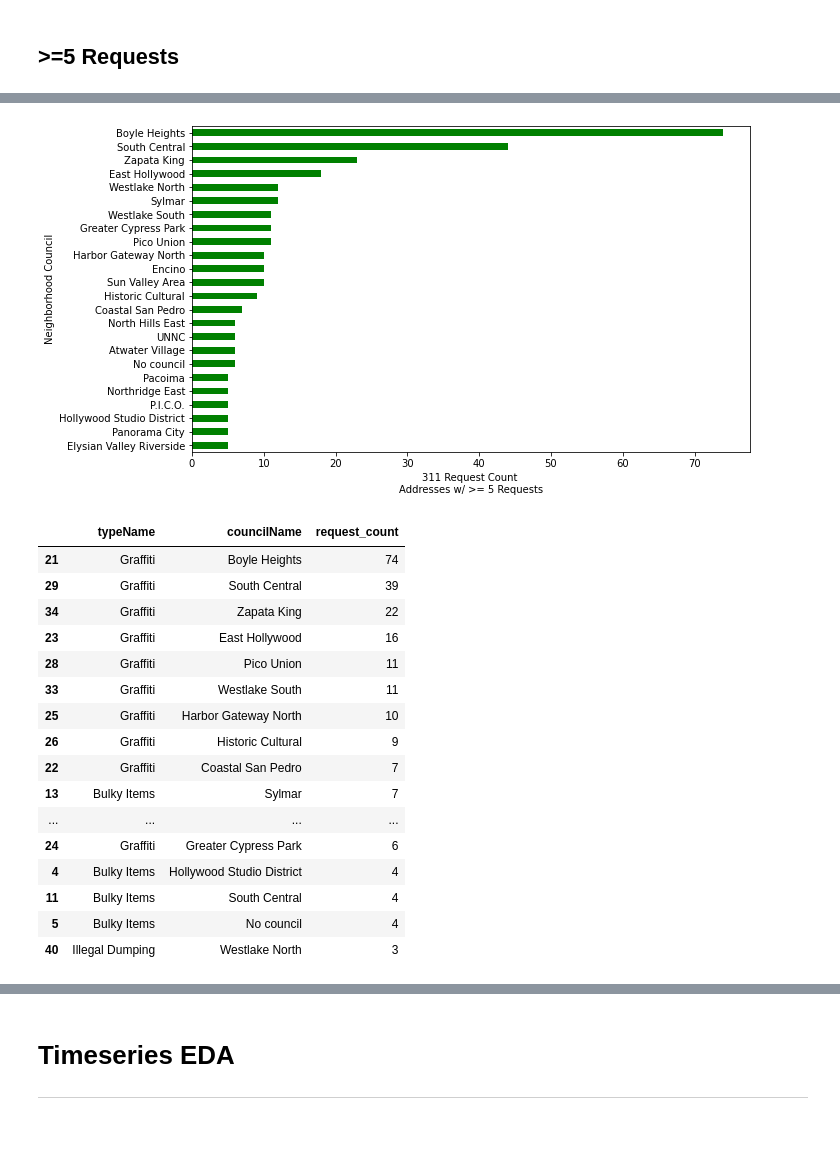
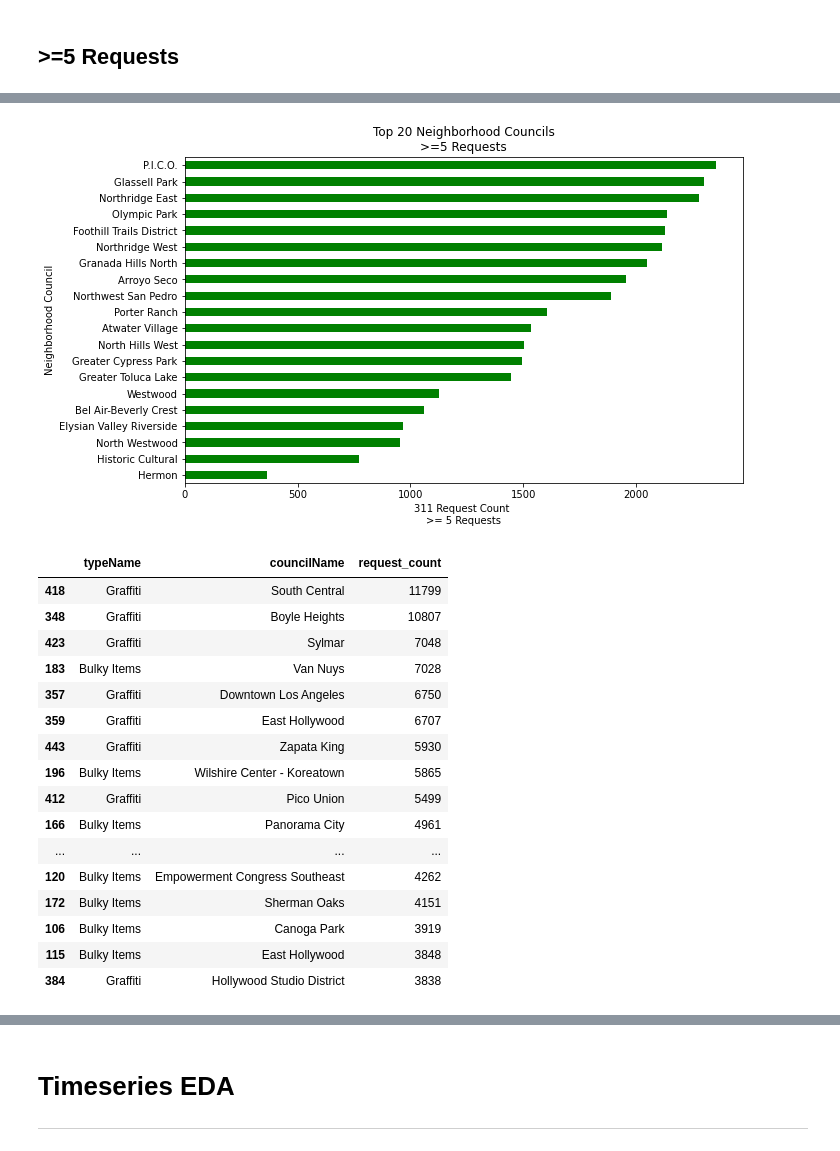
Before and after one commit to ajmachado42/Hack-for-LA-311-Data, a Jupyter notebook: I-1279/01_api_clean_eda.ipynb, the cells around one changed output, grey strips where cells are left out. Drawn from its saved outputs; the diff is of its cells as text; code cells hidden in the pictures.

```diff
--- a/I-1279/01_api_clean_eda.ipynb
+++ b/I-1279/01_api_clean_eda.ipynb
@@ -49,6 +52,6 @@ df_311_1000 = json_normalize(json_311)
 # %% [output]
 '\nurl = "https://data.lacity.org/resource/i5ke-k6by.json"\nreq = requests.get(url)\nprint(f\'Status: {req.status_code}\')\n\njson_311 = req.json()\ndf_311_1000 = json_normalize(json_311)\n'
 # %%
-# CMD LINE: python get_311_request_data_csv.py "2021-09-23" "2022-09-23"
-df_311_raw = pd.read_csv('./data/23Sept21_23Sept22_api.csv')
+# CMD LINE: python get_311_request_data_csv.py "2021-10-01" "2022-10-01"
+df_311_raw = pd.read_csv('./data/01Oct21_01Oct22_api.csv')
 df_311 = df_311_raw.copy()
@@ -475,33 +501,34 @@ grt_eq_5_df.head()
 # %%
 # Bar chart councilName for Neighborhood Councils with >=5 requests
 plt.figure(figsize = (10,6))
-grt_eq_5_df['councilName'].value_counts().sort_values(ascending = True).plot(kind = 'barh', color = 'green')
+grt_eq_5_df['councilName'].value_counts().sort_values(ascending = True).head(20).plot(kind = 'barh', color = 'green')
+plt.title('Top 20 Neighborhood Councils\n>=5 Requests')
 plt.ylabel('Neighborhood Council')
-plt.xlabel('311 Request Count \nAddresses w/ >= 5 Requests')
+plt.xlabel('311 Request Count \n>= 5 Requests')
 plt.plot();
 # %% [output]
-[figure, old version]
+[figure, new version]
 # %%
 # count of requests by type and neighborhood council for addresses with >= 5 requests
 grt_eq_5_type_nc_ct = grt_eq_5_df.groupby(['typeName', 'councilName'])['requestId'].agg('count').reset_index(name = 'request_count')
 grt_eq_5_type_nc_ct.sort_values(by = 'request_count', ascending = False).head(20)
 # %% [output]
 |  | typeName | councilName | request_count |
-| 21 | Graffiti | Boyle Heights | 74 |
-| 29 | Graffiti | South Central | 39 |
-| 34 | Graffiti | Zapata King | 22 |
-| 23 | Graffiti | East Hollywood | 16 |
-| 28 | Graffiti | Pico Union | 11 |
-| 33 | Graffiti | Westlake South | 11 |
-| 25 | Graffiti | Harbor Gateway North | 10 |
-| 26 | Graffiti | Historic Cultural | 9 |
-| 22 | Graffiti | Coastal San Pedro | 7 |
-| 13 | Bulky Items | Sylmar | 7 |
+| 418 | Graffiti | South Central | 11799 |
+| 348 | Graffiti | Boyle Heights | 10807 |
+| 423 | Graffiti | Sylmar | 7048 |
+| 183 | Bulky Items | Van Nuys | 7028 |
+| 357 | Graffiti | Downtown Los Angeles | 6750 |
+| 359 | Graffiti | East Hollywood | 6707 |
+| 443 | Graffiti | Zapata King | 5930 |
+| 196 | Bulky Items | Wilshire Center - Koreatown | 5865 |
+| 412 | Graffiti | Pico Union | 5499 |
+| 166 | Bulky Items | Panorama City | 4961 |
 | ... | ... | ... | ... |
-| 24 | Graffiti | Greater Cypress Park | 6 |
-| 4 | Bulky Items | Hollywood Studio District | 4 |
-| 11 | Bulky Items | South Central | 4 |
-| 5 | Bulky Items | No council | 4 |
-| 40 | Illegal Dumping | Westlake North | 3 |
+| 120 | Bulky Items | Empowerment Congress Southeast | 4262 |
+| 172 | Bulky Items | Sherman Oaks | 4151 |
+| 106 | Bulky Items | Canoga Park | 3919 |
+| 115 | Bulky Items | East Hollywood | 3848 |
+| 384 | Graffiti | Hollywood Studio District | 3838 |
 # %%
 # Addresses with >=5 requests; top 20
```
Also changed, not shown: parts of 38 cells of this notebook, 3 other files.
